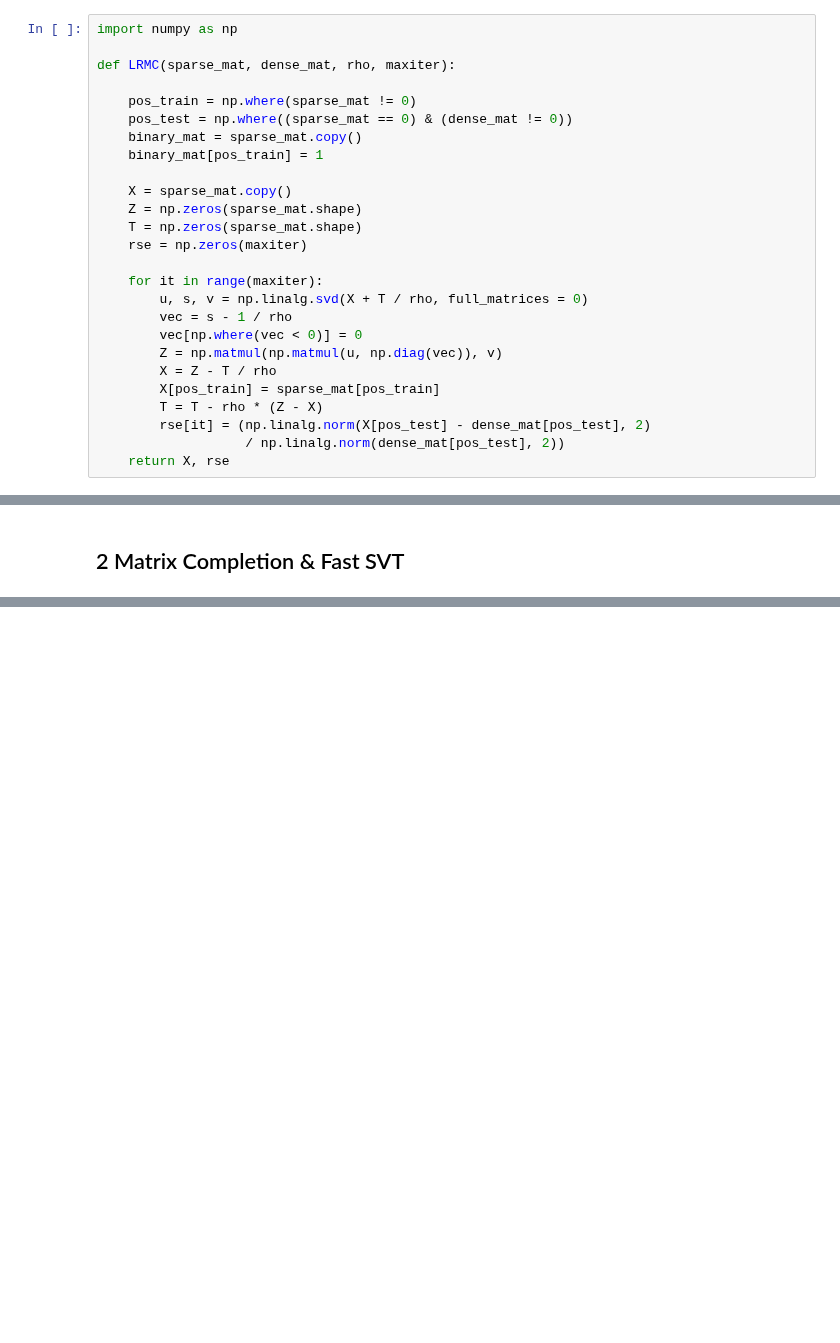
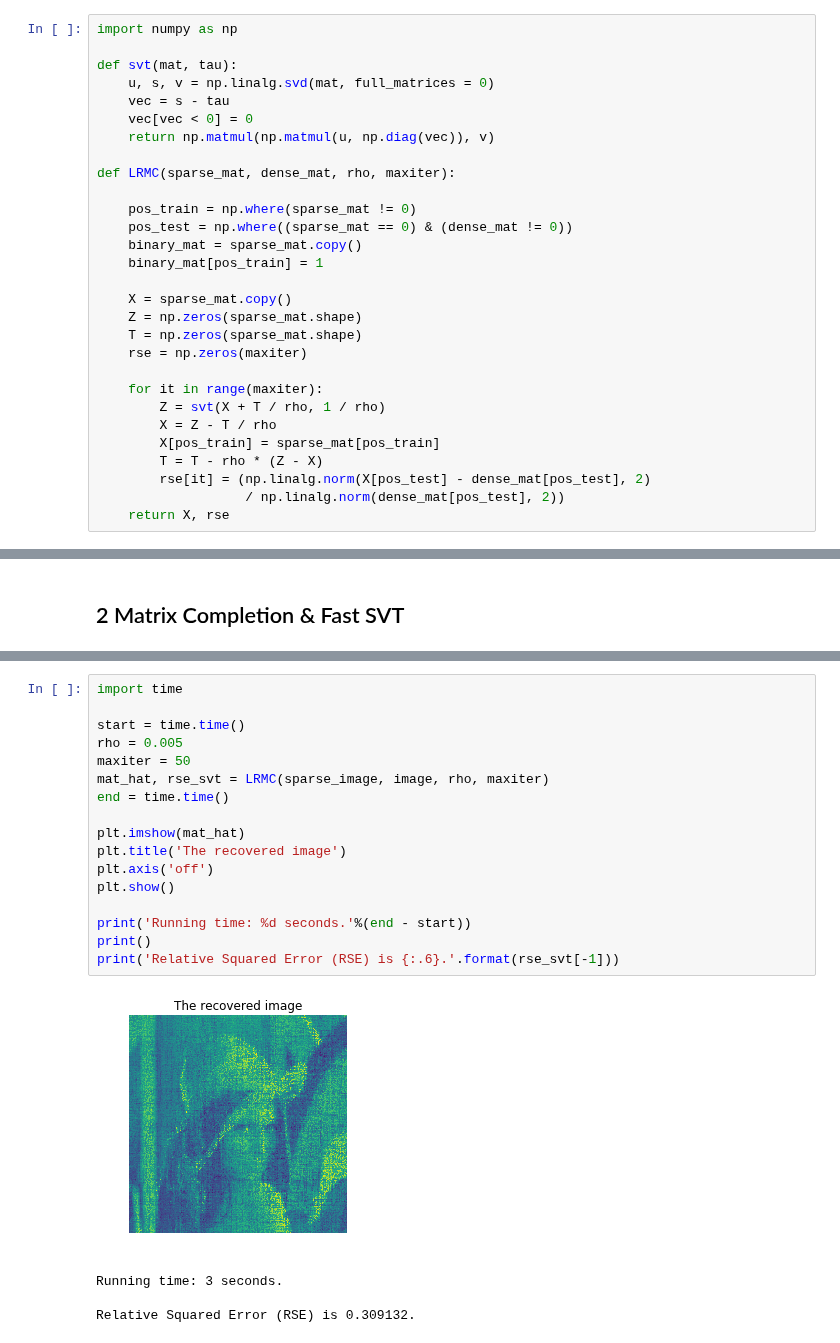
Before and after one commit to xinychen/Tensor4ML, a Jupyter notebook: content/SVT.ipynb, the cells around one changed output, grey strips where cells are left out. Drawn from its saved outputs; the diff is of its cells as text; blank space fills up the shorter version.

```diff
--- a/content/SVT.ipynb
+++ b/content/SVT.ipynb
@@ -8,6 +8,12 @@ Download: This Jupyter notebook is at our GitHub repository. If you want to eval
 ## 1 Matrix Completion & SVT
 # %%
 import numpy as np
+
+def svt(mat, tau):
+    u, s, v = np.linalg.svd(mat, full_matrices = 0)
+    vec = s - tau
+    vec[vec < 0] = 0
+    return np.matmul(np.matmul(u, np.diag(vec)), v)
 
 def LRMC(sparse_mat, dense_mat, rho, maxiter):
 
@@ -22,10 +28,7 @@ def LRMC(sparse_mat, dense_mat, rho, maxiter):
     rse = np.zeros(maxiter)
 
     for it in range(maxiter):
-        u, s, v = np.linalg.svd(X + T / rho, full_matrices = 0)
-        vec = s - 1 / rho
-        vec[np.where(vec < 0)] = 0
-        Z = np.matmul(np.matmul(u, np.diag(vec)), v)
+        Z = svt(X + T / rho, 1 / rho)
         X = Z - T / rho
         X[pos_train] = sparse_mat[pos_train]
         T = T - rho * (Z - X)
@@ -94,0 +121,22 @@ Text(0.5, 1.0, 'Matrix completion using SVT.')
+# %%
+import time
+
+start = time.time()
+rho = 0.005
+maxiter = 50
+mat_hat, rse_svt = LRMC(sparse_image, image, rho, maxiter)
+end = time.time()
+
+plt.imshow(mat_hat)
+plt.title('The recovered image')
+plt.axis('off')
+plt.show()
+
+print('Running time: %d seconds.'%(end - start))
+print()
+print('Relative Squared Error (RSE) is {:.6}.'.format(rse_svt[-1]))
+# %% [output]
+[figure, added]
+Running time: 3 seconds.
+
+Relative Squared Error (RSE) is 0.309132.
```
Also changed, not shown: parts of 3 cells of this notebook.
